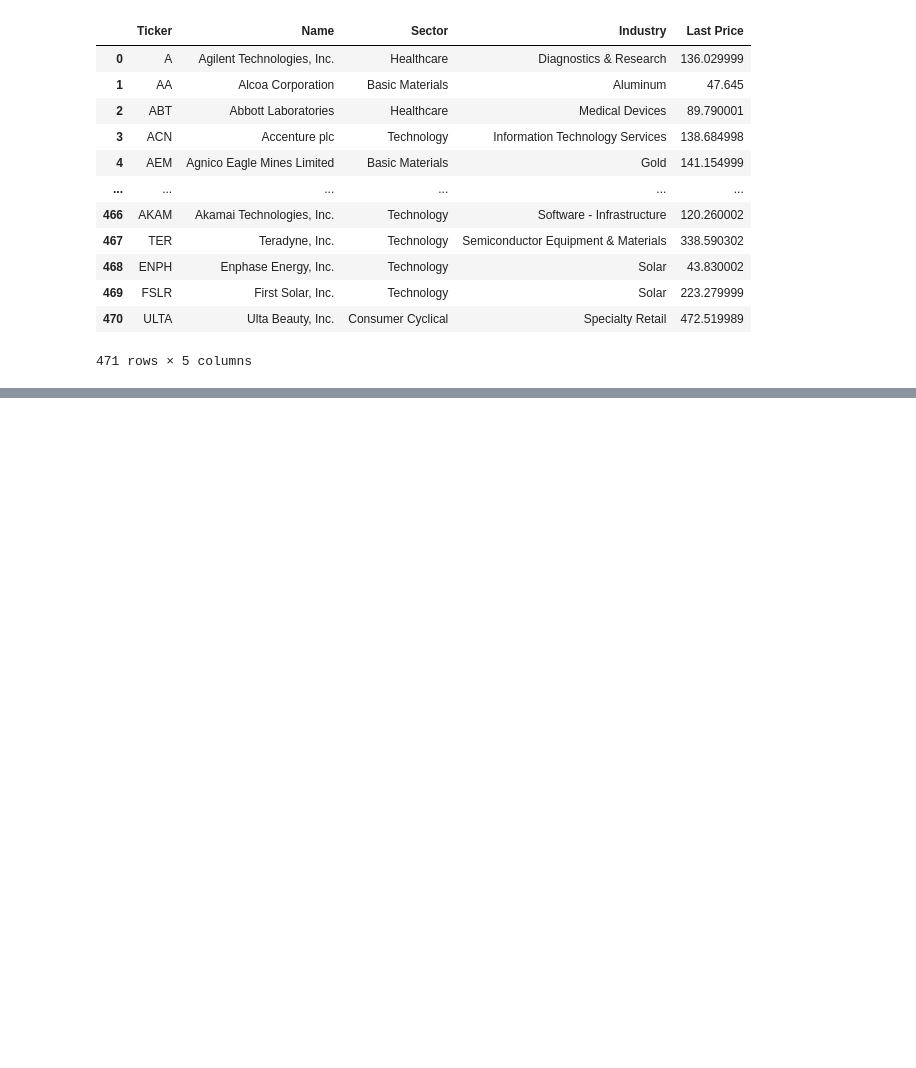
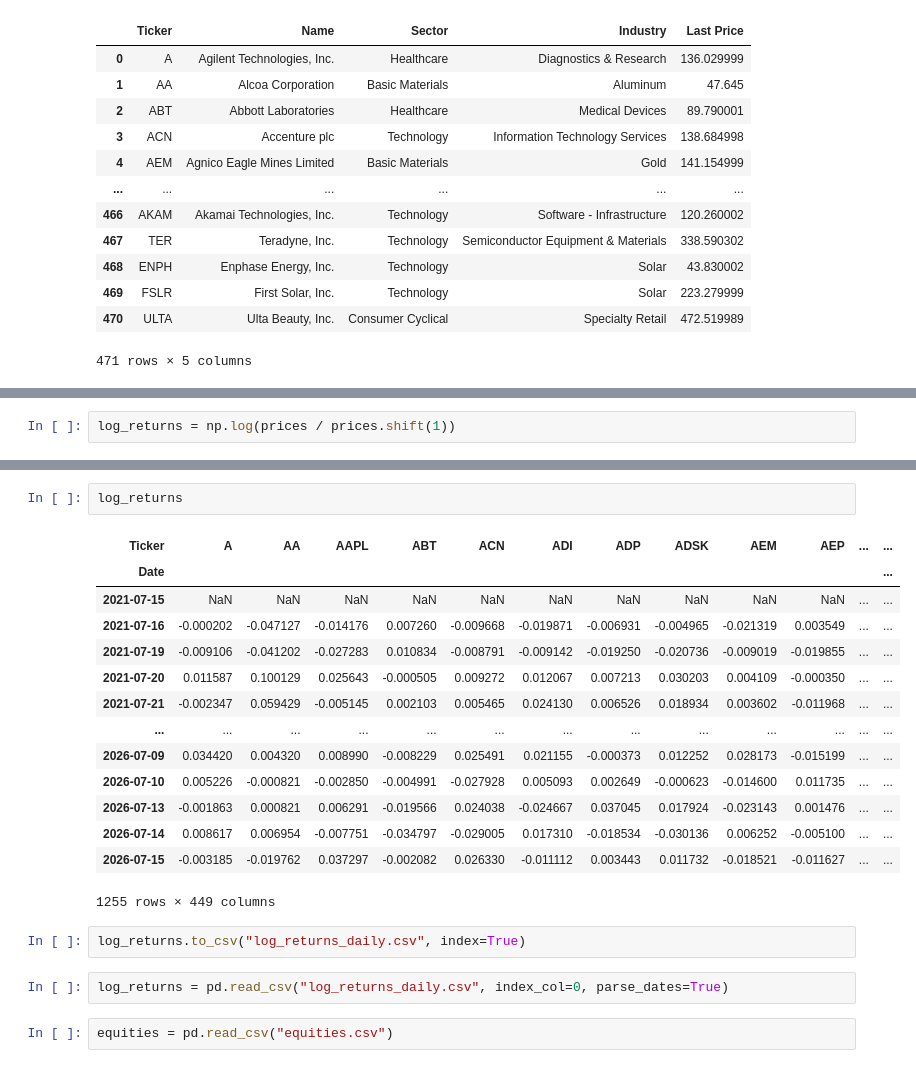
Before and after one commit to tadekradek/Market-Risk-Platform, a Jupyter notebook: src/models/equity_develop.ipynb, the cells around one changed output, grey strips where cells are left out. Saved outputs shown, nothing was run; the diff lists cells and outputs as text; blank space fills up the shorter version.

```diff
--- a/src/models/equity_develop.ipynb
+++ b/src/models/equity_develop.ipynb
@@ -113,0 +132,2 @@ equities
+# %%
+log_returns = np.log(prices / prices.shift(1))
@@ -113,0 +140,23 @@ equities
+# %%
+log_returns
+# %% [output]
+| Ticker | A | AA | AAPL | ABT | ACN | ADI | ADP | ADSK | AEM | AEP | ... | ... |
+| Date |  |  |  |  |  |  |  |  |  |  |  | ... |
+| 2021-07-15 | NaN | NaN | NaN | NaN | NaN | NaN | NaN | NaN | NaN | NaN | ... | ... |
+| 2021-07-16 | -0.000202 | -0.047127 | -0.014176 | 0.007260 | -0.009668 | -0.019871 | -0.006931 | -0.004965 | -0.021319 | 0.003549 | ... | ... |
+| 2021-07-19 | -0.009106 | -0.041202 | -0.027283 | 0.010834 | -0.008791 | -0.009142 | -0.019250 | -0.020736 | -0.009019 | -0.019855 | ... | ... |
+| 2021-07-20 | 0.011587 | 0.100129 | 0.025643 | -0.000505 | 0.009272 | 0.012067 | 0.007213 | 0.030203 | 0.004109 | -0.000350 | ... | ... |
+| 2021-07-21 | -0.002347 | 0.059429 | -0.005145 | 0.002103 | 0.005465 | 0.024130 | 0.006526 | 0.018934 | 0.003602 | -0.011968 | ... | ... |
+| ... | ... | ... | ... | ... | ... | ... | ... | ... | ... | ... | ... | ... |
+| 2026-07-09 | 0.034420 | 0.004320 | 0.008990 | -0.008229 | 0.025491 | 0.021155 | -0.000373 | 0.012252 | 0.028173 | -0.015199 | ... | ... |
+| 2026-07-10 | 0.005226 | -0.000821 | -0.002850 | -0.004991 | -0.027928 | 0.005093 | 0.002649 | -0.000623 | -0.014600 | 0.011735 | ... | ... |
+| 2026-07-13 | -0.001863 | 0.000821 | 0.006291 | -0.019566 | 0.024038 | -0.024667 | 0.037045 | 0.017924 | -0.023143 | 0.001476 | ... | ... |
+| 2026-07-14 | 0.008617 | 0.006954 | -0.007751 | -0.034797 | -0.029005 | 0.017310 | -0.018534 | -0.030136 | 0.006252 | -0.005100 | ... | ... |
+| 2026-07-15 | -0.003185 | -0.019762 | 0.037297 | -0.002082 | 0.026330 | -0.011112 | 0.003443 | 0.011732 | -0.018521 | -0.011627 | ... | ... |
+1255 rows × 449 columns
+# %%
+log_returns.to_csv("log_returns_daily.csv", index=True)
+# %%
+log_returns = pd.read_csv("log_returns_daily.csv", index_col=0, parse_dates=True)
+# %%
+equities = pd.read_csv("equities.csv")
```
Also changed, not shown: parts of 58 cells of this notebook, 1 other file.
